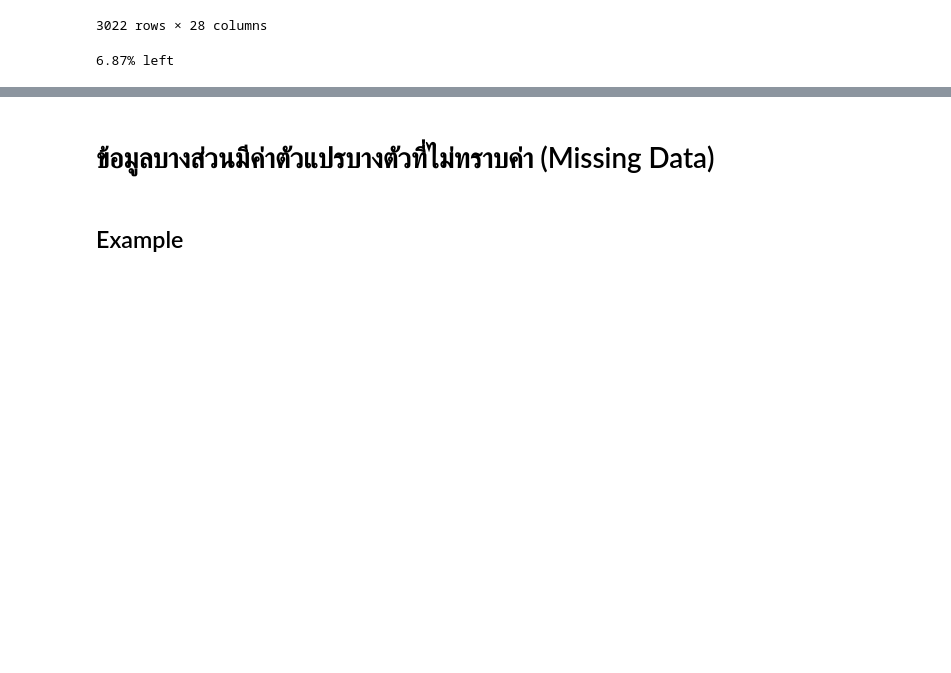
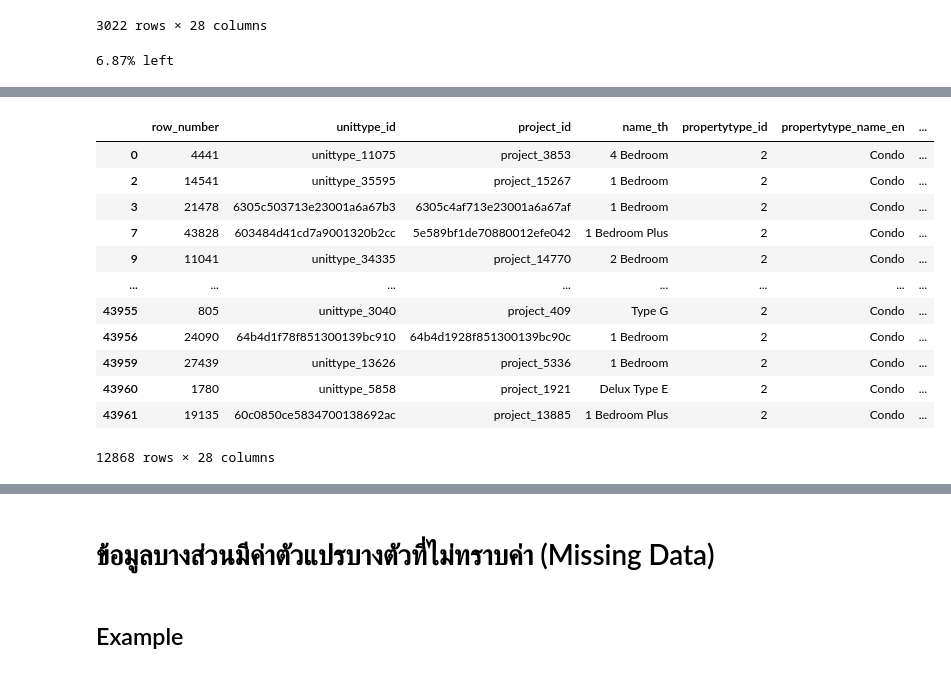
Before and after one commit to Suwannaket1/bsc_dpdm24, a Jupyter notebook: Data_Preprocessing_2024.ipynb, the cells around one changed output, grey strips where cells are left out. Drawn from its saved outputs; the diff is of its cells as text; code cells hidden in the pictures; blank space fills up the shorter version.

```diff
--- a/Data_Preprocessing_2024.ipynb
+++ b/Data_Preprocessing_2024.ipynb
@@ -104,0 +124,18 @@ set(unittype_data.
+# %%
+# Filter เฉพาะ 'คอนโด' ของคอลัมน์ propertytype_name_th
+condo_data = unittype_data[unittype_data['propertytype_name_th'] == 'คอนโด']
+condo_data
+# %% [output]
+|  | row_number | unittype_id | project_id | name_th | propertytype_id | propertytype_name_en | ... |
+| 0 | 4441 | unittype_11075 | project_3853 | 4 Bedroom | 2 | Condo | ... |
+| 2 | 14541 | unittype_35595 | project_15267 | 1 Bedroom | 2 | Condo | ... |
+| 3 | 21478 | 6305c503713e23001a6a67b3 | 6305c4af713e23001a6a67af | 1 Bedroom | 2 | Condo | ... |
+| 7 | 43828 | 603484d41cd7a9001320b2cc | 5e589bf1de70880012efe042 | 1 Bedroom Plus | 2 | Condo | ... |
+| 9 | 11041 | unittype_34335 | project_14770 | 2 Bedroom | 2 | Condo | ... |
+| ... | ... | ... | ... | ... | ... | ... | ... |
+| 43955 | 805 | unittype_3040 | project_409 | Type G | 2 | Condo | ... |
+| 43956 | 24090 | 64b4d1f78f851300139bc910 | 64b4d1928f851300139bc90c | 1 Bedroom | 2 | Condo | ... |
+| 43959 | 27439 | unittype_13626 | project_5336 | 1 Bedroom | 2 | Condo | ... |
+| 43960 | 1780 | unittype_5858 | project_1921 | Delux Type E | 2 | Condo | ... |
+| 43961 | 19135 | 60c0850ce5834700138692ac | project_13885 | 1 Bedroom Plus | 2 | Condo | ... |
+12868 rows × 28 columns
```
Also changed, not shown: parts of 76 cells of this notebook.
